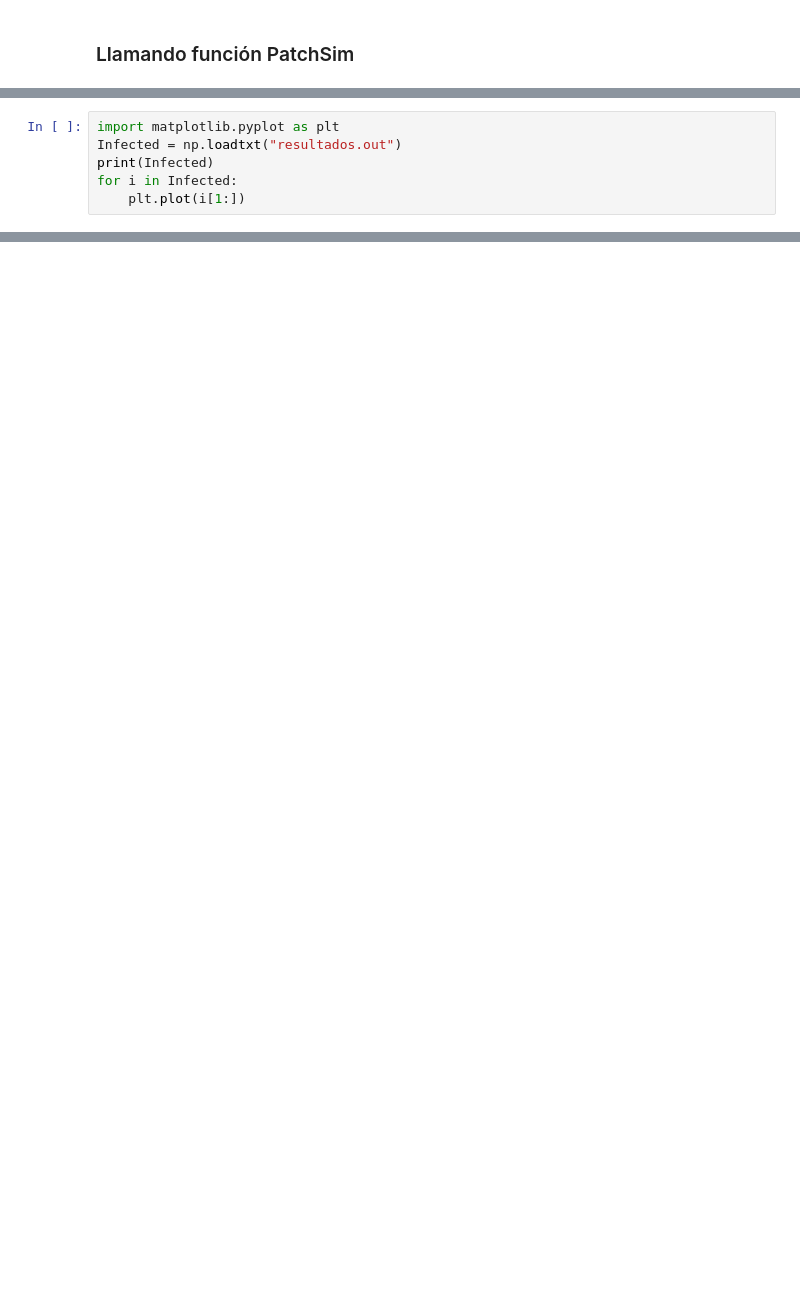
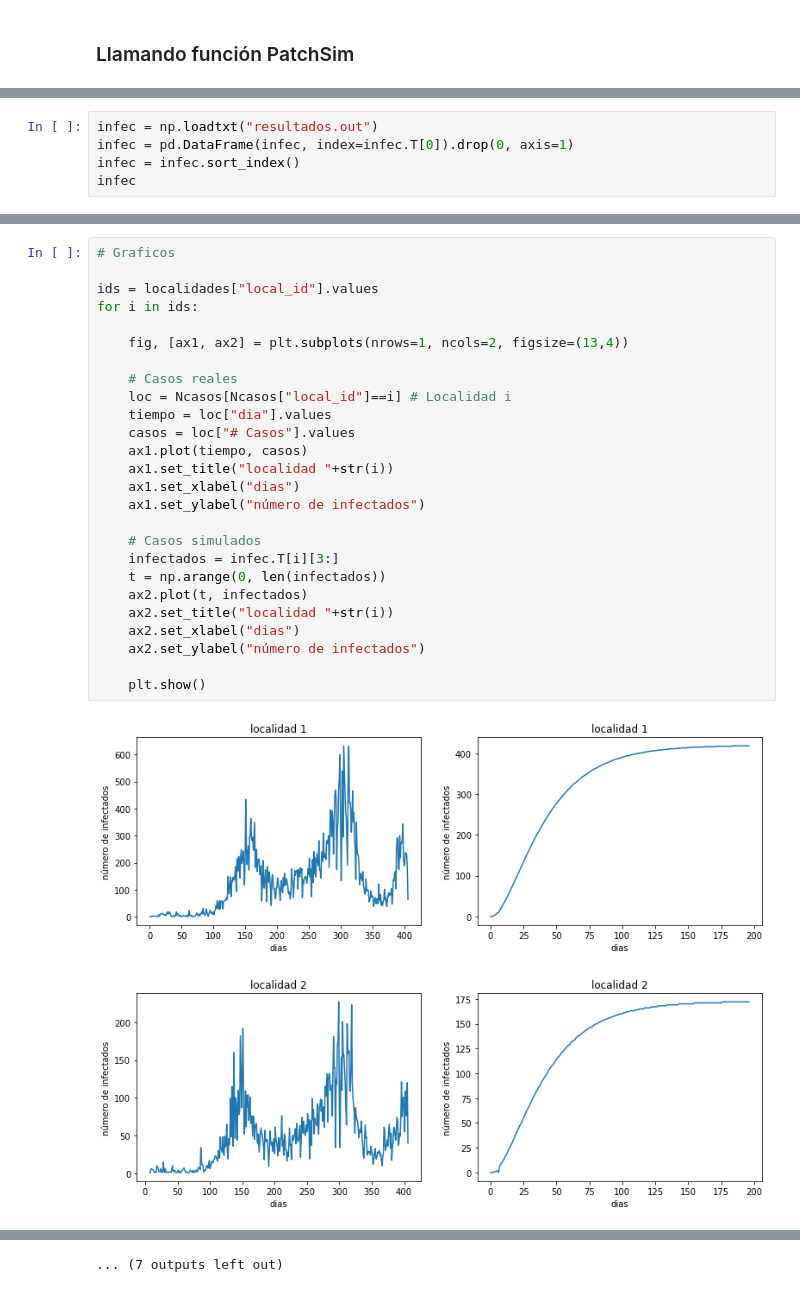
Before and after one commit to eilinlunam/PatchSim-modificado, a Jupyter notebook: Modelo_Bogotá.ipynb, the cells around one changed output, grey strips where cells are left out. Drawn from its saved outputs; the diff is of its cells as text; blank space fills up the shorter version.

```diff
--- a/Modelo_Bogotá.ipynb
+++ b/Modelo_Bogotá.ipynb
@@ -125,6 +135,0 @@ sim.run_disease_simulation(configs, write_epi=True)
-# %%
-import matplotlib.pyplot as plt
-Infected = np.loadtxt("resultados.out")
-print(Infected)
-for i in Infected:
-    plt.plot(i[1:])
@@ -139,0 +136,5 @@ for i in Infected:
+# %%
+infec = np.loadtxt("resultados.out")
+infec = pd.DataFrame(infec, index=infec.T[0]).drop(0, axis=1)
+infec = infec.sort_index()
+infec
@@ -139,0 +160,29 @@ for i in Infected:
+# %%
+# Graficos
+
+ids = localidades["local_id"].values
+for i in ids:
+
+    fig, [ax1, ax2] = plt.subplots(nrows=1, ncols=2, figsize=(13,4))
+
+    # Casos reales
+    loc = Ncasos[Ncasos["local_id"]==i] # Localidad i
+    tiempo = loc["dia"].values
+    casos = loc["# Casos"].values
+    ax1.plot(tiempo, casos)
+    ax1.set_title("localidad "+str(i))
+    ax1.set_xlabel("dias")
+    ax1.set_ylabel("número de infectados")
+
+    # Casos simulados
+    infectados = infec.T[i][3:]
+    t = np.arange(0, len(infectados))
+    ax2.plot(t, infectados)
+    ax2.set_title("localidad "+str(i))
+    ax2.set_xlabel("dias")
+    ax2.set_ylabel("número de infectados")
+
+    plt.show()
+# %% [output]
+[figure, added]
+[figure, added]
@@ -139,0 +199 @@ for i in Infected:
+... (7 outputs left out)
```
Also changed, not shown: parts of 13 cells of this notebook, 4 other files.
